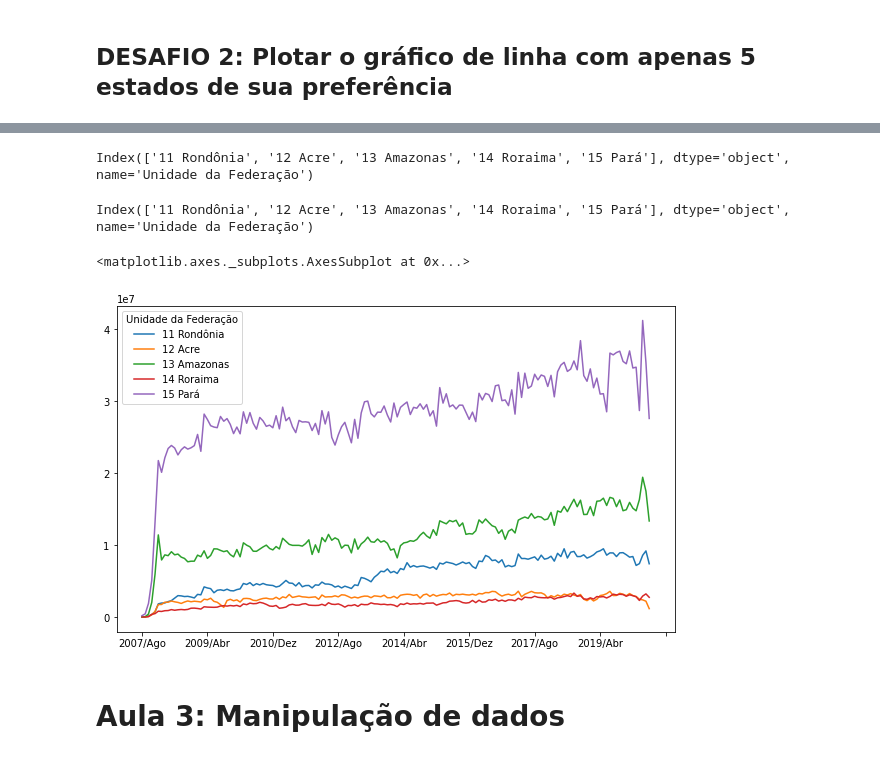
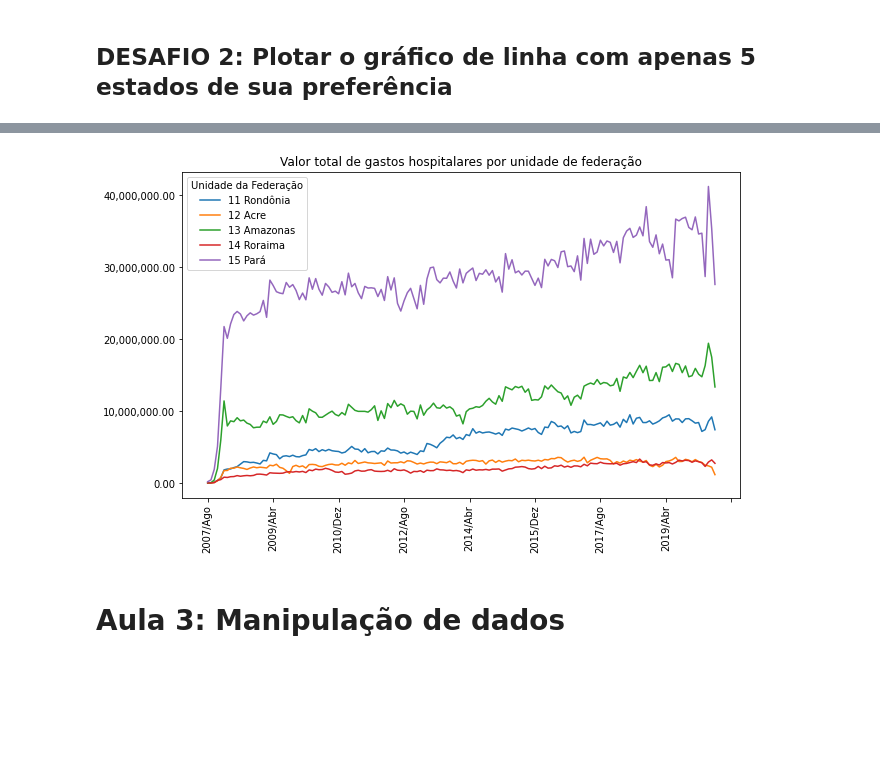
Before and after one commit to isabelapt/Bootcamp_Data_Science_Alura, a Jupyter notebook: Bootcamp_Data_Science_Alura_Modulo1.ipynb, the cells around one changed output, grey strips where cells are left out. Drawn from its saved outputs; the diff is of its cells as text; code cells hidden in the pictures; blank space fills up the shorter version.

```diff
--- a/Bootcamp_Data_Science_Alura_Modulo1.ipynb
+++ b/Bootcamp_Data_Science_Alura_Modulo1.ipynb
@@ -126,8 +138,8 @@ plt.show()
 # %% [markdown]
 # Aula 2 : Primeiras visualizações dos dados
 # %%
-dados = pd.read_csv("https://raw.githubusercontent.com/isabelapt/agendamento-hospitalar/main/dados/A160324189_28_143_208.csv",
-                    encoding="ISO-8859-1",skiprows = 3, skipfooter=12, sep=";",
+URL = "https://raw.githubusercontent.com/isabelapt/agendamento-hospitalar/main/dados/A160324189_28_143_208.csv"
+dados = pd.read_csv(URL, encoding="ISO-8859-1", skiprows = 3, skipfooter=12, sep=";",
                     thousands=".", decimal=",", engine='python')
 # %%
 # To select multiple columms --> Use double []
@@ -245,20 +258,19 @@ Index(['11 Rondônia', '12 Acre', '13 Amazonas', '14 Roraima', '15 Pará',
-# %%
-dados_usaveis.index[:5]
-# %% [output]
-Index(['11 Rondônia', '12 Acre', '13 Amazonas', '14 Roraima', '15 Pará'], dtype='object', name='Unidade da Federação')
-# %%
-dados_usaveis.T.columns[:5]
-# %% [output]
-Index(['11 Rondônia', '12 Acre', '13 Amazonas', '14 Roraima', '15 Pará'], dtype='object', name='Unidade da Federação')
 # %%
-# Seleciona as 5 primeiras linhas que no caso são os estados
-# Em construções do tipo usaveis.index[:5], o primeiro valor, quando é 0, é opcional
-dados_usaveis[:5].T.plot(figsize=(10,6))
+# dados_usaveis[:5] --> Seleciona as 5 primeiras linhas que no caso são os estados
+# Em construções do tipo usaveis.index[:5],o primeiro valor, quando é 0, é opcional
+ax = dados_usaveis[:5].T.plot(figsize=(10,6)) # ou dados_usaveis.loc[dados_usaveis.index[:5]].T.plot(figsize=(10,6))
 
-# dados_usaveis.loc[dados_usaveis.index[:5]].T.plot(figsize=(10,6))
+# Rotaciona os ticklabels
+ax.set_xticklabels(ax.get_xticklabels(), rotation = 90)
+
+# Muda o formato dos números mostrados no eixo y
+ax.yaxis.set_major_formatter(ticker.StrMethodFormatter("{x:,.2f}"))
+
+# Título mais descritivo
+plt.title("Valor total de gastos hospitalares por unidade de federação")
+plt.show()
 # %% [output]
-<matplotlib.axes._subplots.AxesSubplot at 0x...>
-[figure, old version]
+[figure, new version]
 # %% [markdown]
 # Aula 3: Manipulação de dados
 # %%
```
Also changed, not shown: parts of 34 cells of this notebook.
